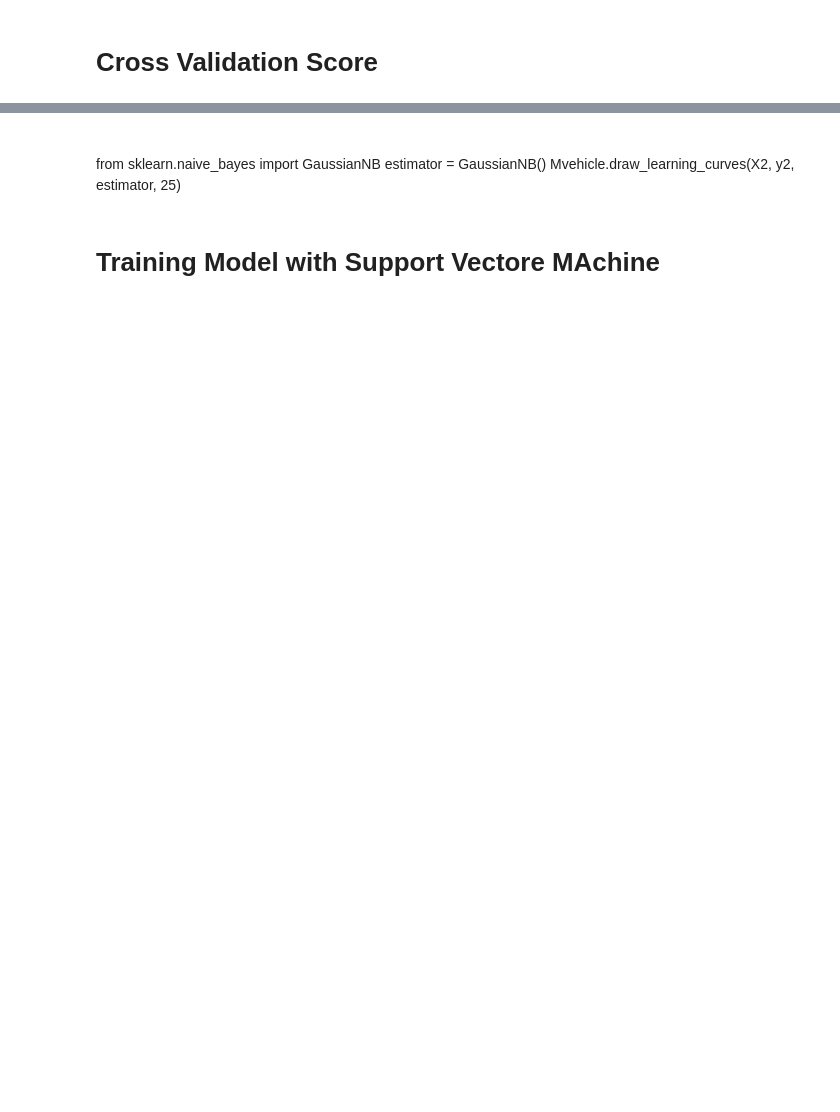
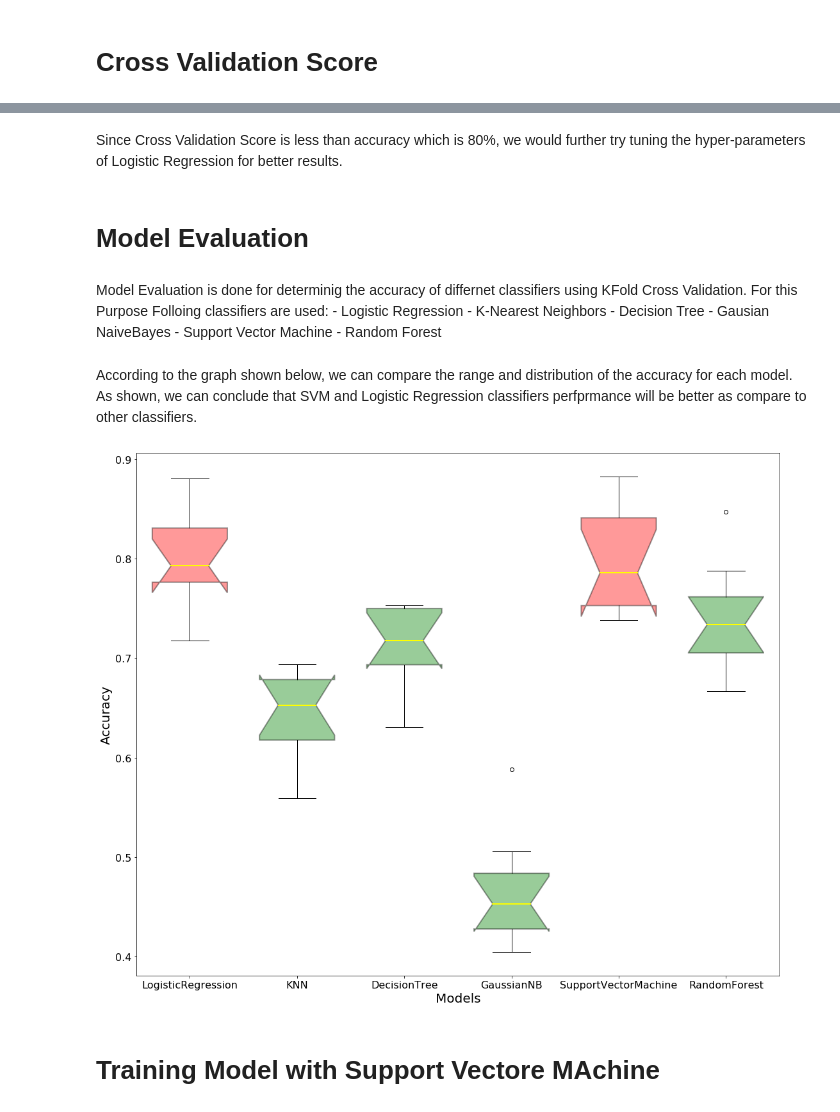
Before and after one commit to mozilla/PRESC, a Jupyter notebook: dev/shiza16/Vehicle_Classifier.ipynb, the cells around one changed output, grey strips where cells are left out. Drawn from its saved outputs; the diff is of its cells as text; code cells hidden in the pictures; blank space fills up the shorter version.

```diff
--- a/dev/shiza16/Vehicle_Classifier.ipynb
+++ b/dev/shiza16/Vehicle_Classifier.ipynb
@@ -206,7 +166,22 @@ Mvehicle.draw_learning_curves(X2, y2, estimator, 25)
-# %% [markdown]
-#
-from sklearn.naive_bayes import GaussianNB
-estimator = GaussianNB()
-Mvehicle.draw_learning_curves(X2, y2, estimator, 25)
+# %% [markdown]
+Since Cross Validation Score is less than accuracy which is 80%, we would further try tuning the hyper-parameters of Logistic Regression for better results.
+# %% [markdown]
+# Model Evaluation
+# %% [markdown]
+Model Evaluation is done for determinig the accuracy of differnet classifiers using KFold Cross Validation.
+For this Purpose Folloing classifiers are used:
+    - Logistic Regression
+    - K-Nearest Neighbors
+    - Decision Tree
+    - Gausian NaiveBayes
+    - Support Vector Machine
+    - Random Forest
+# %% [markdown]
+According to the graph shown below, we can compare the range and distribution of the accuracy for each model.
+As shown, we can conclude that SVM and Logistic Regression classifiers perfprmance will be better as compare to other classifiers.
+# %%
+model.Evaluation_model(vdataset)
+# %% [output]
+[figure, added]
 # %% [markdown]
 # Training Model with Support Vectore MAchine
```
Also changed, not shown: parts of 42 cells of this notebook.
